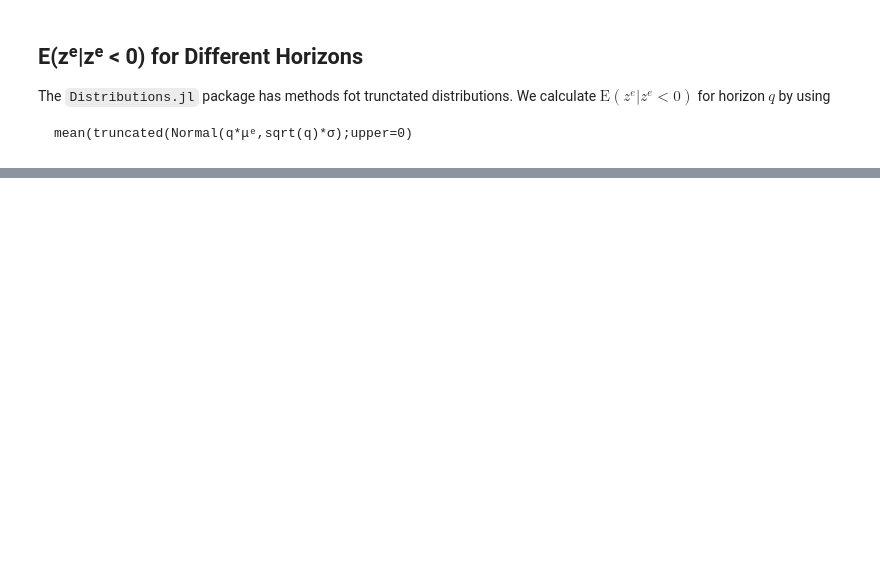
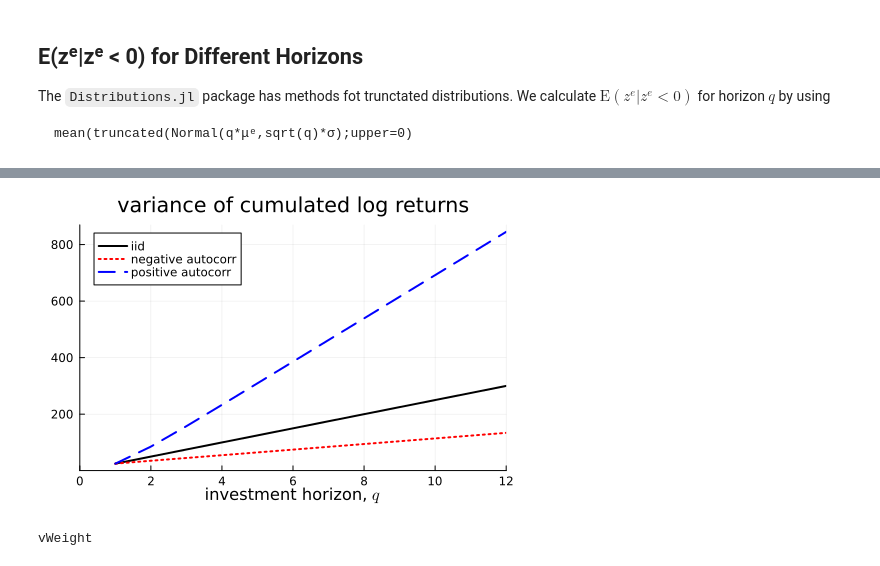
Before and after one commit to PaulSoderlind/FinancialTheoryMSc, a Jupyter notebook: Ch12_LongRun.ipynb, the cells around one changed output, grey strips where cells are left out. Cells and saved outputs as stored; diff of their text form; code cells hidden in the pictures; blank space fills up the shorter version.

```diff
--- a/Ch12_LongRun.ipynb
+++ b/Ch12_LongRun.ipynb
@@ -91,0 +156,12 @@ to be done
+# %%
+qM = 1:T
+
+Var_q = fill(NaN,T,3)
+for q in qM
+  local CovM_m, CovM_0, CovM_p
+  CovM_0, = xzModel3Cov(ϕ,0,σᵤ,0,q)                    #iid
+  CovM_m, = xzModel3Cov(ϕ,-0.5,σᵤ,σ_eta,q)             #reversal
+  CovM_p, = xzModel3Cov(ϕ,0.5,σᵤ,σ_eta,q)              #momentum
+  Var_q[q,:] = [sum(CovM_0) sum(CovM_m) sum(CovM_p)]   #var(r₁+r₂+...+r_q)
+end
+printmat(Var_q*10_000);
@@ -91,0 +181,21 @@ to be done
+# %%
+p1 = plot( qM,Var_q*10_000,
+           xlims = (0,T),
+           linestyle = [:solid :dot :dash],
+           linecolor = [:black :red :blue],
+           linewidth = 2,
+           title = "variance of cumulated log returns",
+           label = ["iid" "negative autocorr" "positive autocorr"],
+           xlabel = L"investment horizon, $q$" )
+# %% [output]
+[figure, added]
+# %%
+"""
+    vWeight(μᵉ,σ²,k)
+
+Optimal portfolio weight on the risky asset, so (1-v) is in the risk-free asset
+
+"""
+vWeight(μᵉ,σ²,k) = μᵉ/((1+k)*σ²) + 1/(2*(1+k))
+# %% [output]
+vWeight
```
Also changed, not shown: parts of 11 cells of this notebook.
